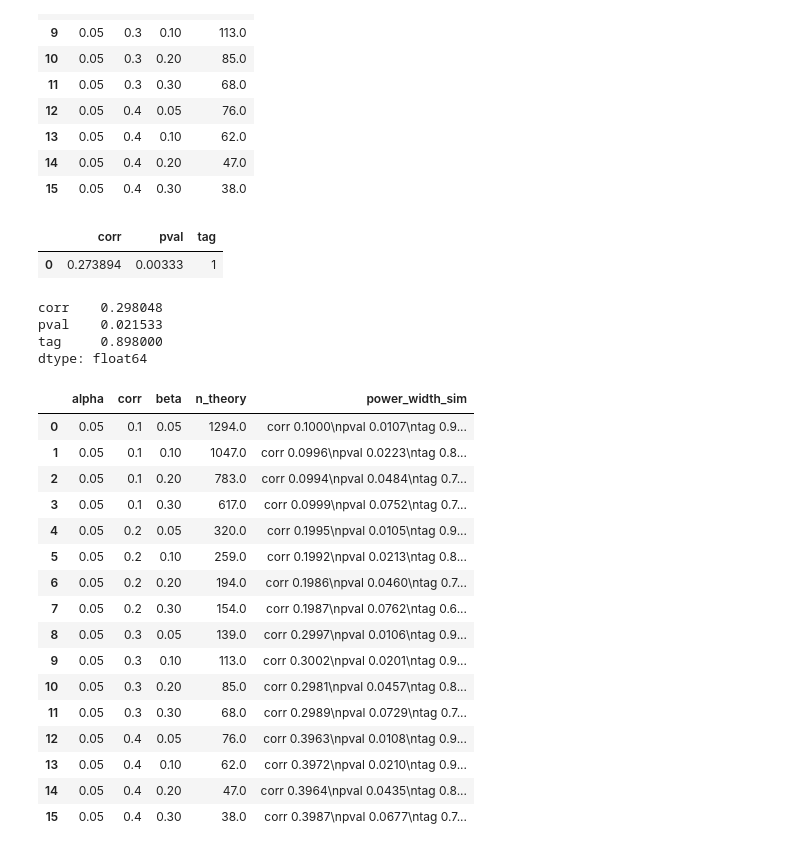
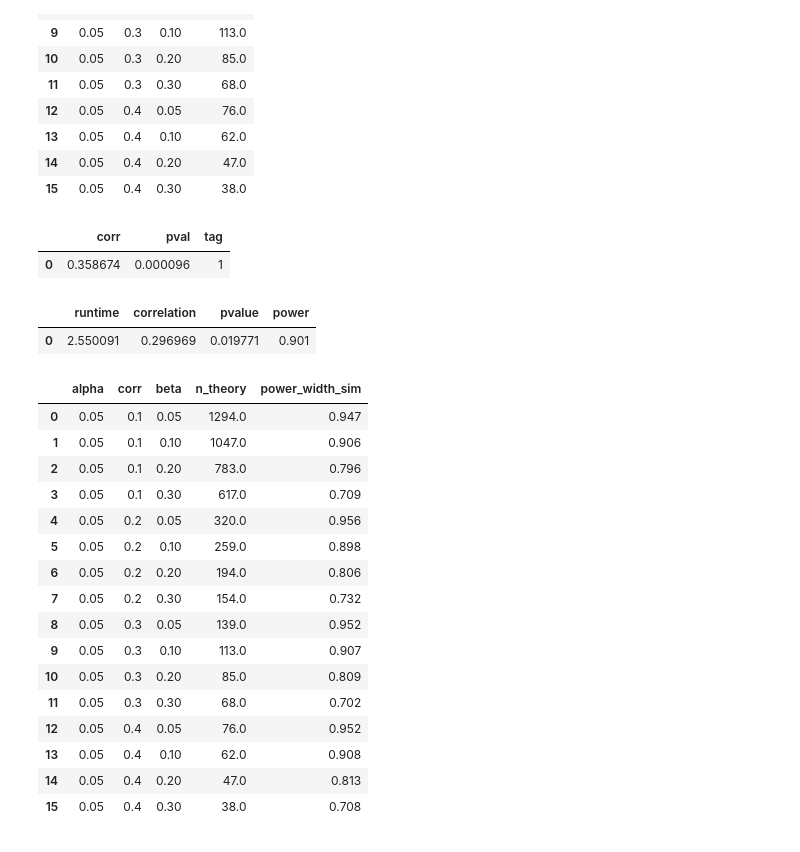
Before and after one commit to bettytan123/Sample-Size-Calculation, a Jupyter notebook: Correlation.ipynb, the cells around one changed output. Cells and saved outputs as stored; diff of their text form; code cells hidden in the pictures.

Commit message:
fix the gan power terminology and last table done

```diff
--- a/Correlation.ipynb
+++ b/Correlation.ipynb
@@ -241,10 +250,10 @@ def train_gan_model_corr(pop_n, pop_mu_vec, pop_sigma_matrix):
     return out
 # %%
 # %%time
-%%capture output
+# %%capture output
 
 ## Parameters of binormal parent distribution
-pop_n = 10000
+pop_n = 50_000
 pop_mu_vec = np.array([0.0,0.0])
 pop_sigma_matrix = np.array([1.0, 0.3, 0.3, 1.0]).reshape((2,2))
 
@@ -334,9 +345,9 @@ def corr_power_samp_size_gan(m, sim_n):
 
     ## Extract the estimate and CI
     pval = res[1]
-    r = res[0]
+    corr = res[0]
     tag = np.where(pval<0.05, 1, 0)
 
     # Return the estimate and the CI to the user
-    out = pd.DataFrame({'r': [r], 'pval': [pval], 'tag': [tag]})
+    out = pd.DataFrame({'corr': [corr], 'pval': [pval], 'tag': [tag]})
     return(out)
@@ -488,12 +492,12 @@ def corr_power_samp_size(corr, n):
 
     ## Extract the estimate and CI
     pval = res[1]
-    r = res[0]
+    corr = res[0]
     tag = np.where(pval<0.05, 1, 0)
 
     # Return the estimate and the CI to the user
     # [] make it a list instead of scalar
-    out = pd.DataFrame({'corr': [r],
+    out = pd.DataFrame({'corr': [corr],
                         'pval': [pval],
                         'tag': [tag]})
     return(out)
@@ -501,7 +505,7 @@ def corr_power_samp_size(corr, n):
 corr_power_samp_size(corr=0.3, n=113)
 # %% [output]
 |  | corr | pval | tag |
-| 0 | 0.273894 | 0.00333 | 1 |
+| 0 | 0.358674 | 0.000096 | 1 |
 # %%
 ##
 ## Replicate above function to compute expected CI width, for continuous mean, at various parm values (mu, std, n) over number sim replicated (n_rep)
@@ -524,61 +528,68 @@ def corr_power_samp_size_sim( corr, n, n_rep):
     sim_df = pd.concat(sim_out)
 
     ## Calculate means of each column in the array
-    sim_means = np.mean(sim_df, axis=0)
+    sim_power = np.mean(sim_df, axis=0)
 
     ## Return expect width
-    return sim_means
+    sim_result = pd.DataFrame({
+    'runtime': [runtime],
+    'correlation': [sim_power[0]],
+    'pvalue': [sim_power[1]],
+    'power': [sim_power[2]]
+})
+
+    return sim_result
 # %%
 corr_power_samp_size_sim( corr=0.3, n=113,n_rep= 1000)
 # %% [output]
-corr    0.298048
-pval    0.021533
-tag     0.898000
-dtype: float64
+|  | runtime | correlation | pvalue | power |
+| 0 | 2.550091 | 0.296969 | 0.019771 | 0.901 |
 # %%
-## Loop over theoretical table, to use simulation to understand relationship between (n, p, size, n_rep) etc.
+## Loop over theoretical table, to use simulation to understand relationship between (n, corr n_rep) etc.
 samp_size_sim_list = []
 
 ## 1000 simulation replicates; reduces computational burden
-n_rep = 10000
+n_rep = 1000
 
 t0 = time()
 
 for i in np.arange(samp_size_theory_df.shape[0]):
     ## Compute sample size at particular parameter condiguration
-    power_width = corr_power_samp_size_sim(n=int(float(samp_size_theory_df.loc[i, 'n_theory'])),
+    power_value = corr_power_samp_size_sim(n=int(float(samp_size_theory_df.loc[i, 'n_theory'])),
                           corr= samp_size_theory_df.loc[i, 'corr'],
                           n_rep=n_rep)
     ## Round to largest integer
-    power_width_ = str(np.round(power_width,4))
+    #value 0 give you elment change from data frame to numebr
+    power_value_ = power_value['power'].values[0]
+    #power_width_ = power_width.tag
     ## Append sample size to list
-    samp_size_sim_list.append(power_width_)
+    samp_size_sim_list.append(power_value_)
 
 t1 = time()
 sim_time = t1-t0
 
 ## Compile results into dataFrame
 samp_size_sim_df = pd.concat([samp_size_theory_df, pd.Series(samp_size_sim_list)], axis=1)
 samp_size_sim_df.columns = ['alpha','corr','beta','n_theory','power_width_sim']
 samp_size_sim_df
 # %% [output]
 |  | alpha | corr | beta | n_theory | power_width_sim |
-| 0 | 0.05 | 0.1 | 0.05 | 1294.0 | corr 0.1000\npval 0.0107\ntag 0.9... |
-| 1 | 0.05 | 0.1 | 0.10 | 1047.0 | corr 0.0996\npval 0.0223\ntag 0.8... |
-| 2 | 0.05 | 0.1 | 0.20 | 783.0 | corr 0.0994\npval 0.0484\ntag 0.7... |
-| 3 | 0.05 | 0.1 | 0.30 | 617.0 | corr 0.0999\npval 0.0752\ntag 0.7... |
-| 4 | 0.05 | 0.2 | 0.05 | 320.0 | corr 0.1995\npval 0.0105\ntag 0.9... |
-| 5 | 0.05 | 0.2 | 0.10 | 259.0 | corr 0.1992\npval 0.0213\ntag 0.8... |
-| 6 | 0.05 | 0.2 | 0.20 | 194.0 | corr 0.1986\npval 0.0460\ntag 0.7... |
-| 7 | 0.05 | 0.2 | 0.30 | 154.0 | corr 0.1987\npval 0.0762\ntag 0.6... |
-| 8 | 0.05 | 0.3 | 0.05 | 139.0 | corr 0.2997\npval 0.0106\ntag 0.9... |
-| 9 | 0.05 | 0.3 | 0.10 | 113.0 | corr 0.3002\npval 0.0201\ntag 0.9... |
-| 10 | 0.05 | 0.3 | 0.20 | 85.0 | corr 0.2981\npval 0.0457\ntag 0.8... |
-| 11 | 0.05 | 0.3 | 0.30 | 68.0 | corr 0.2989\npval 0.0729\ntag 0.7... |
-| 12 | 0.05 | 0.4 | 0.05 | 76.0 | corr 0.3963\npval 0.0108\ntag 0.9... |
-| 13 | 0.05 | 0.4 | 0.10 | 62.0 | corr 0.3972\npval 0.0210\ntag 0.9... |
-| 14 | 0.05 | 0.4 | 0.20 | 47.0 | corr 0.3964\npval 0.0435\ntag 0.8... |
-| 15 | 0.05 | 0.4 | 0.30 | 38.0 | corr 0.3987\npval 0.0677\ntag 0.7... |
+| 0 | 0.05 | 0.1 | 0.05 | 1294.0 | 0.947 |
+| 1 | 0.05 | 0.1 | 0.10 | 1047.0 | 0.906 |
+| 2 | 0.05 | 0.1 | 0.20 | 783.0 | 0.796 |
+| 3 | 0.05 | 0.1 | 0.30 | 617.0 | 0.709 |
+| 4 | 0.05 | 0.2 | 0.05 | 320.0 | 0.956 |
+| 5 | 0.05 | 0.2 | 0.10 | 259.0 | 0.898 |
+| 6 | 0.05 | 0.2 | 0.20 | 194.0 | 0.806 |
+| 7 | 0.05 | 0.2 | 0.30 | 154.0 | 0.732 |
+| 8 | 0.05 | 0.3 | 0.05 | 139.0 | 0.952 |
+| 9 | 0.05 | 0.3 | 0.10 | 113.0 | 0.907 |
+| 10 | 0.05 | 0.3 | 0.20 | 85.0 | 0.809 |
+| 11 | 0.05 | 0.3 | 0.30 | 68.0 | 0.702 |
+| 12 | 0.05 | 0.4 | 0.05 | 76.0 | 0.952 |
+| 13 | 0.05 | 0.4 | 0.10 | 62.0 | 0.908 |
+| 14 | 0.05 | 0.4 | 0.20 | 47.0 | 0.813 |
+| 15 | 0.05 | 0.4 | 0.30 | 38.0 | 0.708 |
 # %%
 ## Timing for the simulation experiments
 sim_time
```
Also changed, not shown: parts of 24 cells of this notebook.
